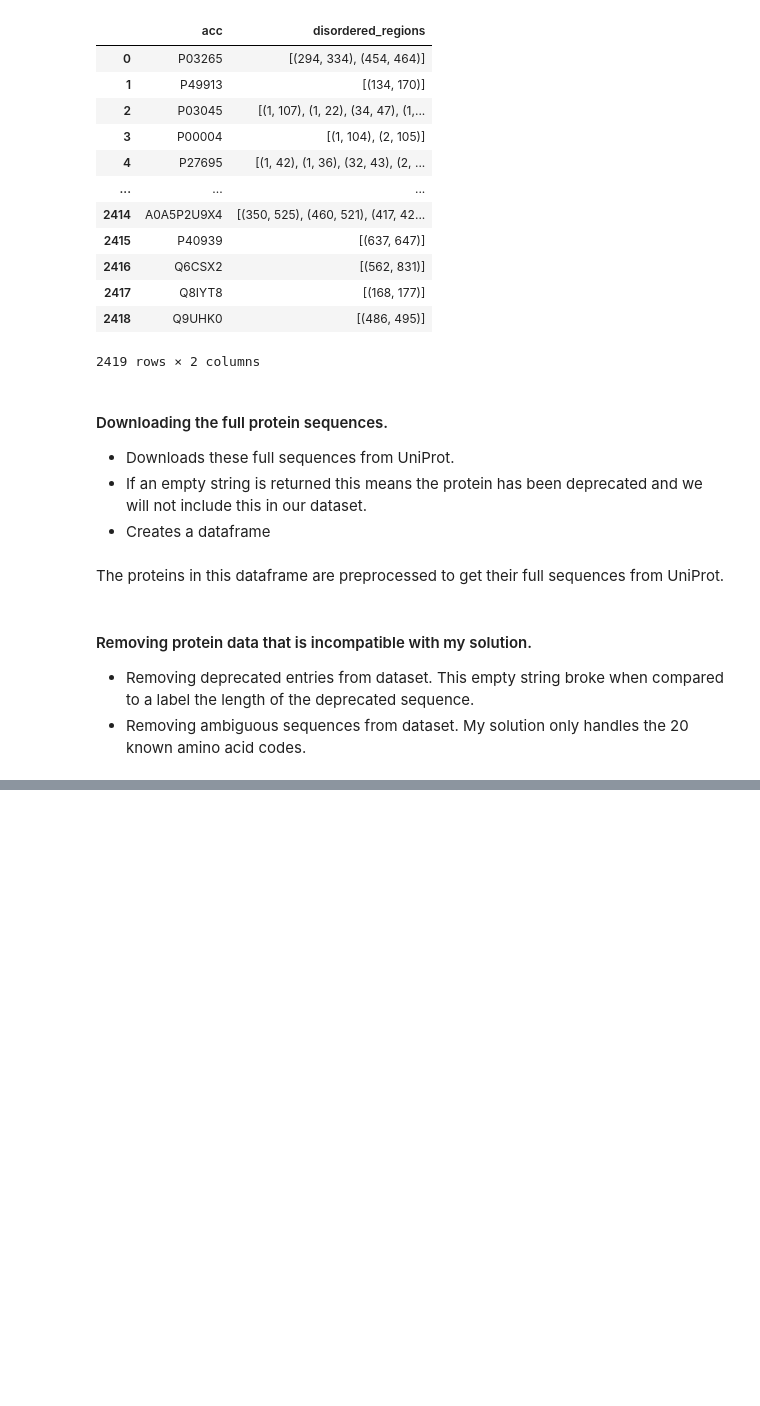
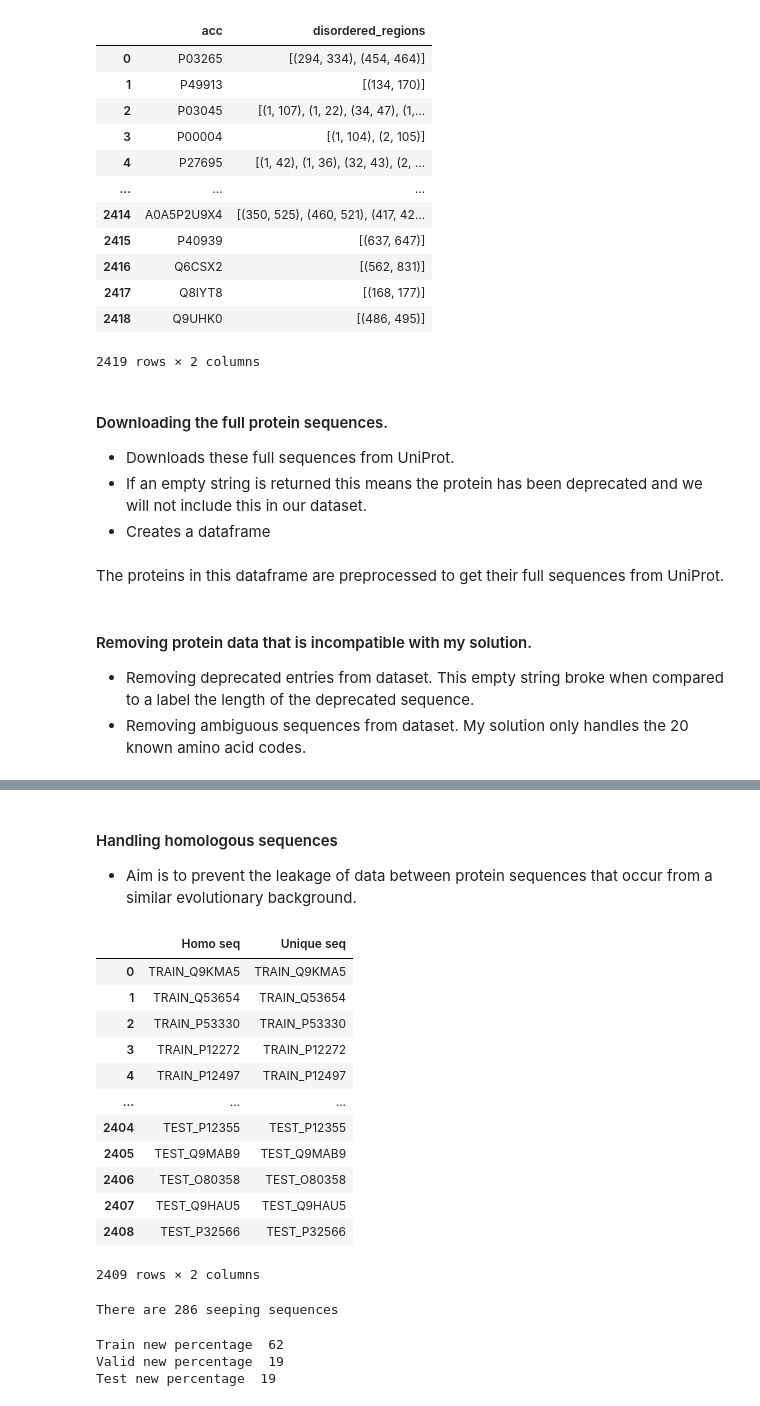
Before and after one commit to ryangregson01/L4-dissertation, a Jupyter notebook: src/Notebooks/Dataset_preprocessing.ipynb, the cells around one changed output, grey strips where cells are left out. Drawn from its saved outputs; the diff is of its cells as text; code cells hidden in the pictures; blank space fills up the shorter version.

```diff
--- a/src/Notebooks/Dataset_preprocessing.ipynb
+++ b/src/Notebooks/Dataset_preprocessing.ipynb
@@ -159,0 +318,21 @@ fully_clean_pandas_data = read_cleaned_pandas_data()
+# %% [markdown]
+#### Handling homologous sequences
+- Aim is to prevent the leakage of data between protein sequences that occur from a similar evolutionary background.
+# %%
+mmseqs_homo_clusters = pd.read_csv('/content/drive/My Drive/Colab Notebooks/diss_files/clusterRes2_cluster.tsv', sep='\t', header=None)
+mmseqs_homo_clusters.columns=['Homo seq', 'Unique seq']
+mmseqs_homo_clusters
+# %% [output]
+|  | Homo seq | Unique seq |
+| 0 | TRAIN_Q9KMA5 | TRAIN_Q9KMA5 |
+| 1 | TRAIN_Q53654 | TRAIN_Q53654 |
+| 2 | TRAIN_P53330 | TRAIN_P53330 |
+| 3 | TRAIN_P12272 | TRAIN_P12272 |
+| 4 | TRAIN_P12497 | TRAIN_P12497 |
+| ... | ... | ... |
+| 2404 | TEST_P12355 | TEST_P12355 |
+| 2405 | TEST_Q9MAB9 | TEST_Q9MAB9 |
+| 2406 | TEST_O80358 | TEST_O80358 |
+| 2407 | TEST_Q9HAU5 | TEST_Q9HAU5 |
+| 2408 | TEST_P32566 | TEST_P32566 |
+2409 rows × 2 columns
@@ -159,0 +371,4 @@ fully_clean_pandas_data = read_cleaned_pandas_data()
+# %%
+homo_seqs_pd = identify_homolgous_sequences()
+# %% [output]
+There are 286 seeping sequences
@@ -159,0 +432,9 @@ fully_clean_pandas_data = read_cleaned_pandas_data()
+# %%
+# Verify the split of our datasets is still appropriate
+print("Train new percentage ", round(len(train_accs) / 2409 * 100))
+print("Valid new percentage ", round(len(validation_accs) / 2409 * 100))
+print("Test new percentage ", round(len(test_accs) / 2409 * 100))
+# %% [output]
+Train new percentage  62
+Valid new percentage  19
+Test new percentage  19
```
Also changed, not shown: parts of 13 cells of this notebook, 4 other files.
